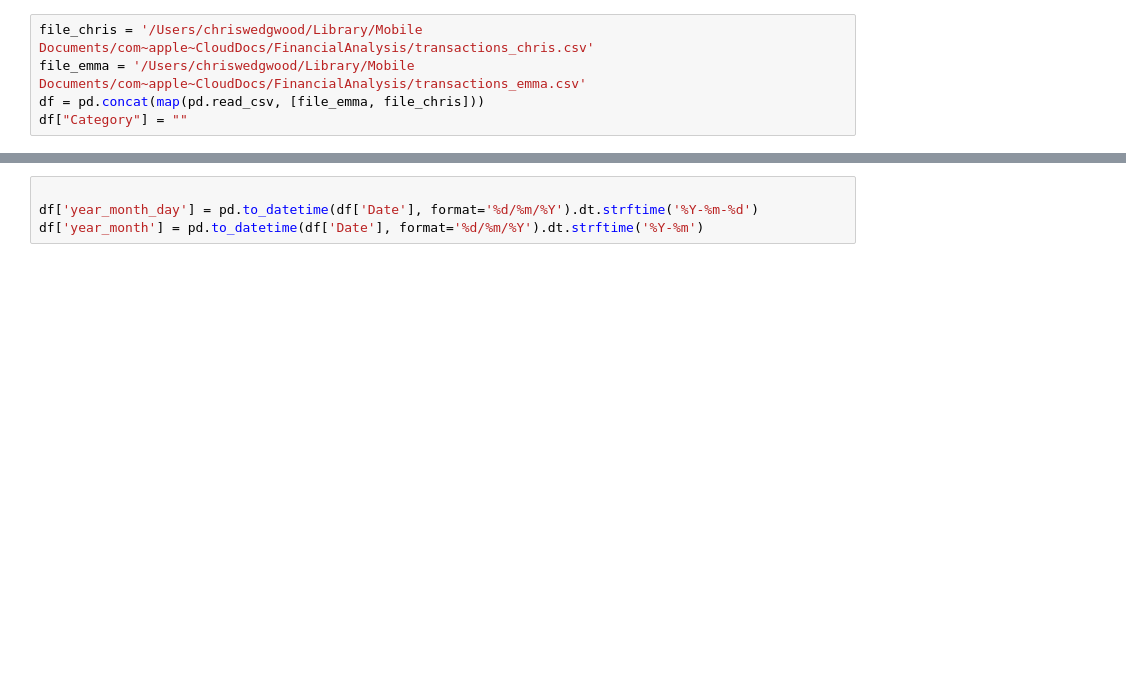
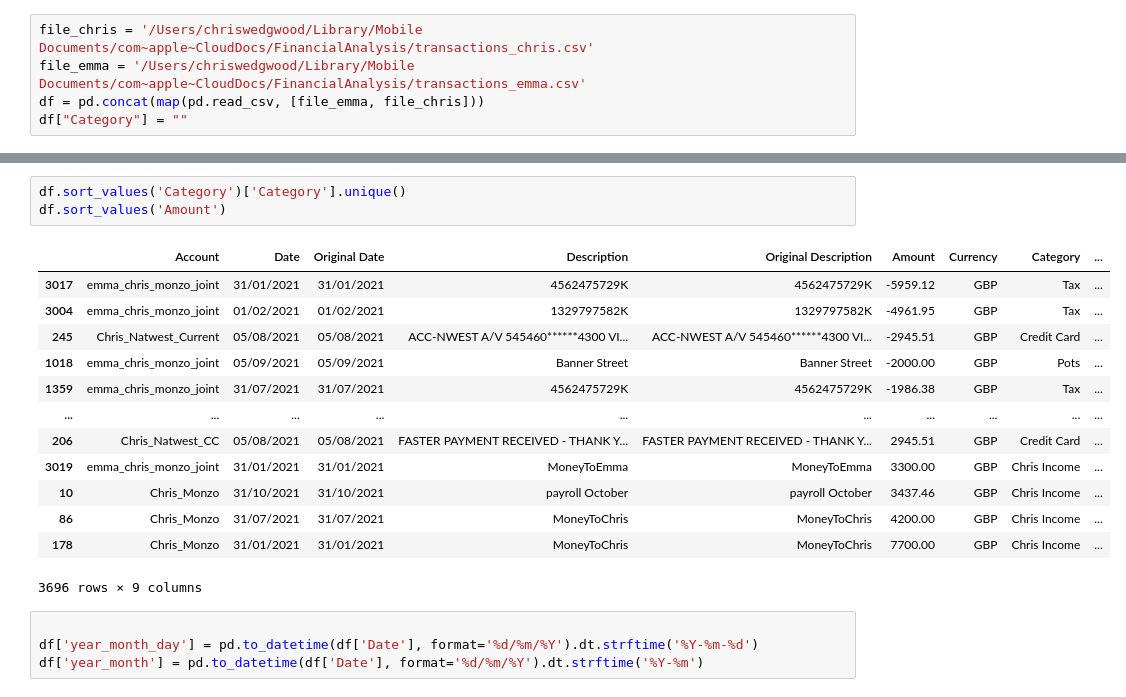
Before and after one commit to chriswedgwood/chriswedgwood, a Jupyter notebook: Finances.ipynb, the cells around one changed output, grey strips where cells are left out. Saved outputs shown, nothing was run; the diff lists cells and outputs as text; blank space fills up the shorter version.

```diff
--- a/Finances.ipynb
+++ b/Finances.ipynb
@@ -237,3 +356,20 @@ df.loc[df.Description.str.contains('The Moorfields')]
+# %%
+df.sort_values('Category')['Category'].unique()
+df.sort_values('Amount')
+# %% [output]
+|  | Account | Date | Original Date | Description | Original Description | Amount | Currency | Category | ... |
+| 3017 | emma_chris_monzo_joint | 31/01/2021 | 31/01/2021 | 4562475729K | 4562475729K | -5959.12 | GBP | Tax | ... |
+| 3004 | emma_chris_monzo_joint | 01/02/2021 | 01/02/2021 | 1329797582K | 1329797582K | -4961.95 | GBP | Tax | ... |
+| 245 | Chris_Natwest_Current | 05/08/2021 | 05/08/2021 | ACC-NWEST A/V 545460******4300 VI... | ACC-NWEST A/V 545460******4300 VI... | -2945.51 | GBP | Credit Card | ... |
+| 1018 | emma_chris_monzo_joint | 05/09/2021 | 05/09/2021 | Banner Street | Banner Street | -2000.00 | GBP | Pots | ... |
+| 1359 | emma_chris_monzo_joint | 31/07/2021 | 31/07/2021 | 4562475729K | 4562475729K | -1986.38 | GBP | Tax | ... |
+| ... | ... | ... | ... | ... | ... | ... | ... | ... | ... |
+| 206 | Chris_Natwest_CC | 05/08/2021 | 05/08/2021 | FASTER PAYMENT RECEIVED - THANK Y... | FASTER PAYMENT RECEIVED - THANK Y... | 2945.51 | GBP | Credit Card | ... |
+| 3019 | emma_chris_monzo_joint | 31/01/2021 | 31/01/2021 | MoneyToEmma | MoneyToEmma | 3300.00 | GBP | Chris Income | ... |
+| 10 | Chris_Monzo | 31/10/2021 | 31/10/2021 | payroll October | payroll October | 3437.46 | GBP | Chris Income | ... |
+| 86 | Chris_Monzo | 31/07/2021 | 31/07/2021 | MoneyToChris | MoneyToChris | 4200.00 | GBP | Chris Income | ... |
+| 178 | Chris_Monzo | 31/01/2021 | 31/01/2021 | MoneyToChris | MoneyToChris | 7700.00 | GBP | Chris Income | ... |
+3696 rows × 9 columns
 # %%
 
 df['year_month_day'] = pd.to_datetime(df['Date'], format='%d/%m/%Y').dt.strftime('%Y-%m-%d')
```
Also changed, not shown: parts of 13 cells of this notebook.
